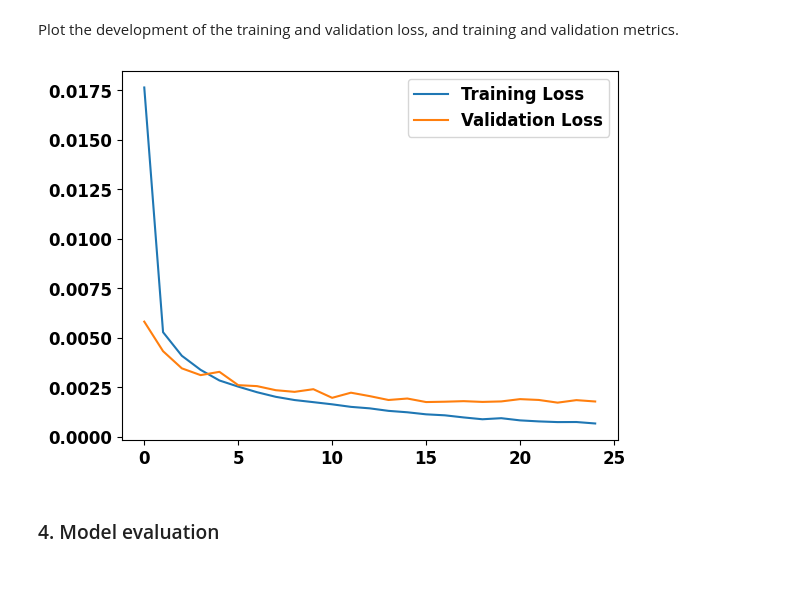
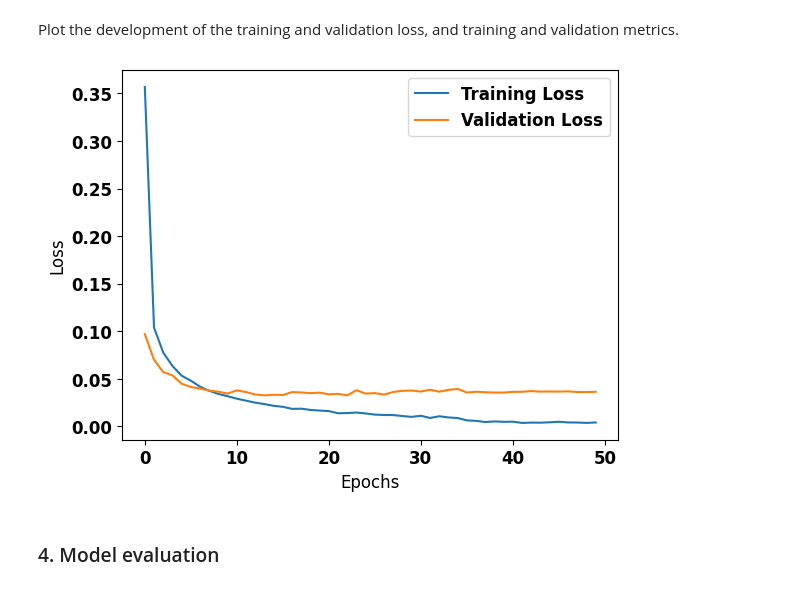
Before and after one commit to slavajda02/MPA-MLF, a Jupyter notebook: LAB-07/Ex_07.ipynb, the cells around one changed output. Saved outputs shown, nothing was run; the diff lists cells and outputs as text; code cells hidden in the pictures.

```diff
--- a/LAB-07/Ex_07.ipynb
+++ b/LAB-07/Ex_07.ipynb
@@ -101,15 +102,15 @@ Perform the necessary data preprocessing. The best way to preprocess the data wo
 ###################################
 # Write your own code here #
 # One hot endcoding the numbers
-y_train = to_categorical(y_train)
-y_test = to_categorical(y_test)
+y_train_encoded = to_categorical(y_train)
+y_test_encoded = to_categorical(y_test)
 
 # Normalizing the image data
-X_train = X_train / 255
-X_test = X_test / 255
+X_train_normalized = X_train / 255
+X_test_normalized = X_test / 255
 
-print(X_train.shape)
-print(y_train.shape)
+print(X_train_normalized.shape)
+print(y_train_encoded.shape)
 ###################################
 # %% [output]
 (60000, 28, 28)
@@ -130,7 +131,7 @@ Input_layer -> Convolutional_layer(kernel_size=(3,3), no_channels=32) -> Maxpool
 # Input_layer -> Convolutional_layer(kernel_size=(3,3), no_channels=32) -> Maxpooling_layer(kernel_size=(2, 2)) -> Flatten_layer -> Dense_layer (num_classes)
 # Optimized structure:
 model = Sequential([
-    InputLayer(input_shape=(28, 28, 1)),
+    InputLayer(shape=(28, 28, 1)),
     Conv2D(32, kernel_size=(3, 3), activation='relu'),
     MaxPooling2D(pool_size=(2, 2)),
 
@@ -138,7 +139,7 @@ model = Sequential([
     MaxPooling2D(pool_size=(2, 2)),
     Flatten(),
 
-    Dropout(0.2),
+    Dropout(0.3),
     Dense(10, activation='softmax')
 ])
 ###################################
@@ -150,15 +151,22 @@ I0000 00:00:1742896248.638335   57079 gpu_device.cc:2019] Created device /job:lo
 # %% [markdown]
 Build the model, use the relevant metrics, optimizer and loss function. While choosing the metrics and loss function, consider fact that we are are trying to solve the multiclass classification problem
 # %%
-loss = 'mse'
+loss = 'categorical_crossentropy'
 optimizer = Adam()
 metrics = ['accuracy']
-learning_rate = 0.0005
-epoch = 25
+learning_rate = 0.001
+epoch = 50
 
 ###################################
 # Write your own code here #
 # Compiling the model
+reduce_lr = ReduceLROnPlateau(monitor='loss',
+                              factor=0.2,
+                              patience=3,
+                              min_lr=0.0001,
+                              verbose=1
+                              )
+
 model.compile(loss=loss, optimizer=optimizer, metrics=metrics)
 
 ###################################
@@ -196,6 +204,12 @@ train your model, define the relevant hyperparameters (no. epochs, batch_size),
 # Write your own code here #
 # Training the model
 with tf.device('/GPU:0'):
-    model.fit(X_train, y_train, epochs=epoch, validation_split=0.2, batch_size=128)
+    model.fit(X_train_normalized,
+              y_train_encoded,
+              epochs=epoch,
+              validation_split=0.2,
+              batch_size=128,
+              callbacks=[reduce_lr]
+              )
 ###################################
 # %% [output]
@@ -241,14 +252,16 @@ Plot the development of the training and validation loss, and training and valid
 # %%
 ###################################
 # Write your own code here #
 # Plotting training and validation loss
 plt.plot(model.history.history['loss'], label='Training Loss')
 plt.plot(model.history.history['val_loss'], label='Validation Loss')
+plt.xlabel('Epochs')
+plt.ylabel('Loss')
 plt.legend()
 plt.show()
 ###################################
 # %% [output]
-[figure, old version]
+[figure, new version]
 # %% [markdown]
 ### 4. Model evaluation
 # %% [markdown]
```
Also changed, not shown: parts of 6 cells of this notebook.
